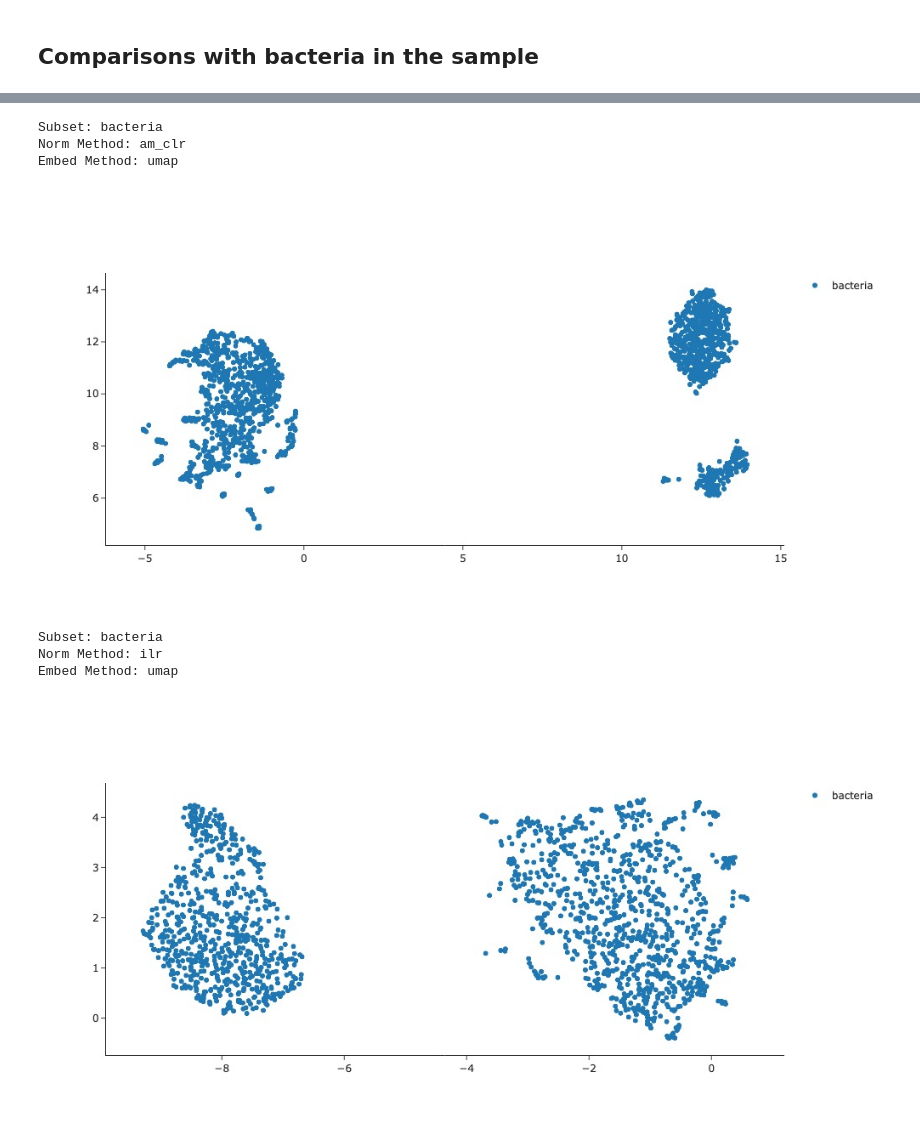
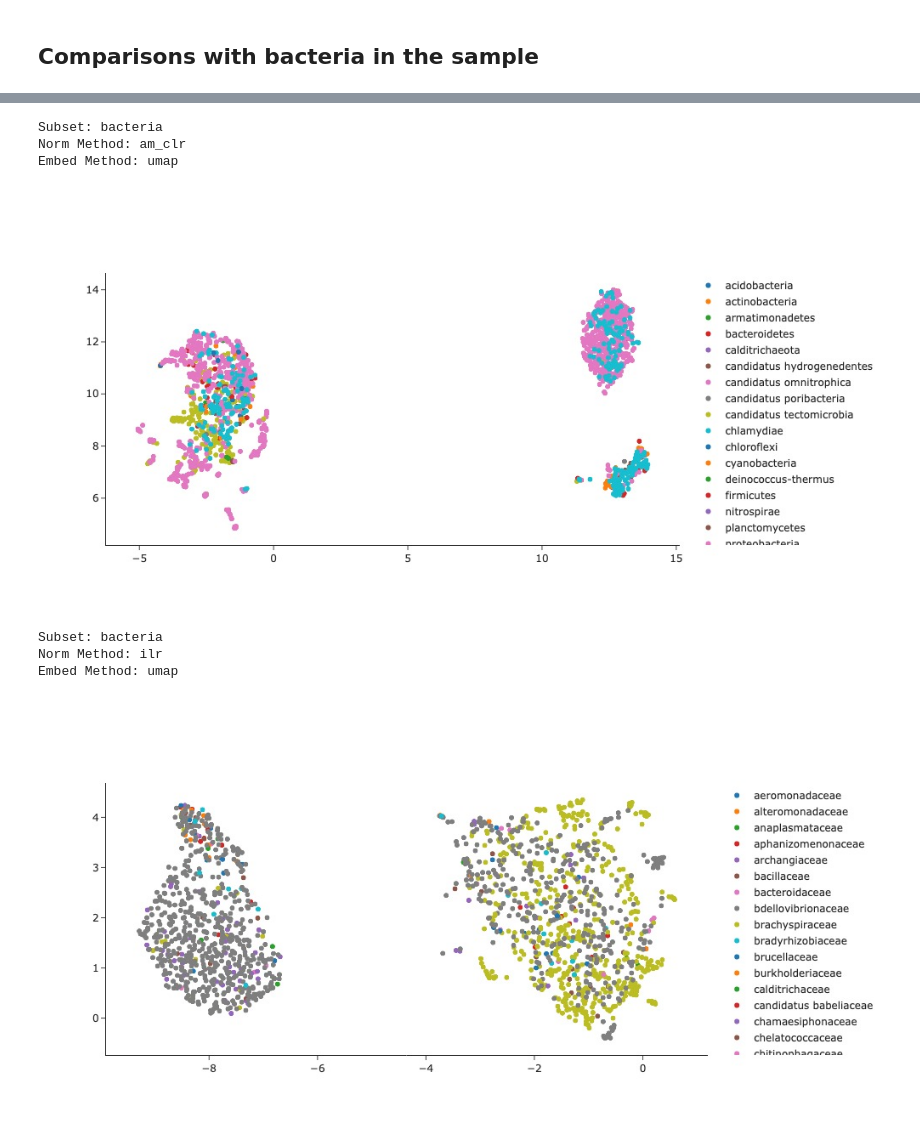
Before and after one commit to WiscEvan/marine_drugs, a Jupyter notebook: marine_drugs/notebooks/02-WiscEvan-kmer-embedding-methods-comparisons.ipynb, the cells around one changed output, grey strips where cells are left out. Cells and saved outputs as stored; diff of their text form; code cells hidden in the pictures.

Commit message:
:memo::art: Update embeddings with phyla colorings and more notes on take-aways/next steps

```diff
--- a/marine_drugs/notebooks/02-WiscEvan-kmer-embedding-methods-comparisons.ipynb
+++ b/marine_drugs/notebooks/02-WiscEvan-kmer-embedding-methods-comparisons.ipynb
@@ -165,6 +158,32 @@ normalization and embedding on the subset contig counts may be found in the file
 `$HOME/marine_drugs/marine_drugs/src/features/embed_FL2015_4_neighborhood_and_bacteria.sh`
 
 We will visualize the embeddings as before, but now with the subsets
+# %%
+@attr.s
+class embedding:
+    embedding = attr.ib(attr.validators.instance_of(str))
+    taxonomy = attr.ib(attr.validators.instance_of(str))
+    norm_method = attr.ib(attr.validators.instance_of(str))
+    embed_method = attr.ib(attr.validators.instance_of(str))
+
+    def plot(self, out=None, colorby="superkingdom"):
+        fig = go.Figure()
+        df = pd.read_csv(self.embedding, sep='\t', index_col='contig')
+        taxa = pd.read_csv(self.taxonomy, sep='\t', index_col='contig')
+        df = pd.merge(df, taxa, left_index=True, right_index=True, how='left')
+        for colname, dff in df.groupby(colorby):
+            trace = go.Scattergl(
+                x=dff['x'],
+                y=dff['y'],
+                mode='markers',
+                text=dff.index,
+                hovertemplate="Contig: %{text}",
+                name=colname)
+            fig.add_trace(trace)
+        fig.update_layout(template='simple_white', showlegend=True)
+        if out:
+            fig.write_image(out)
+        return df, fig
 # %%
 taxonomy = "../data/interim/binning/FL2015_4.taxonomy.tsv"
 subset = "neighborhood"
@@ -310,38 +329,39 @@ embedded = embedding(embedding=filepath,
                      embed_method=embed_method,
                      norm_method=norm_method,
                      taxonomy=taxonomy)
-df, fig = embedded.plot()
+df, fig = embedded.plot(colorby="phylum")
 print(f"Subset: {subset}")
 print(f"Norm Method: {norm_method}")
 print(f"Embed Method: {embed_method}")
+# fig.show()
 img_bytes = fig.to_image("jpeg", width=1000)
 Image(img_bytes)
 # %% [output]
 Subset: bacteria
 Norm Method: am_clr
 Embed Method: umap
-[figure, old version]
+[figure, new version]
 # %%
 taxonomy = "../data/interim/binning/FL2015_4.taxonomy.tsv"
 subset = "bacteria"
 norm_method = 'ilr'
 embed_method = 'umap'
 filepath = f"../data/interim/binning/FL2015_4.kmers.{subset}.{norm_method}.{embed_method}.tsv"
 #         embedding = pd.read_csv(filepath, sep='\t', index_col='contig')
 embedded = embedding(embedding=filepath,
                      embed_method=embed_method,
                      norm_method=norm_method,
                      taxonomy=taxonomy)
-df, fig = embedded.plot()
+df, fig = embedded.plot(colorby="family")
 print(f"Subset: {subset}")
 print(f"Norm Method: {norm_method}")
 print(f"Embed Method: {embed_method}")
 img_bytes = fig.to_image("jpeg", width=1000)
 Image(img_bytes)
 # %% [output]
 Subset: bacteria
 Norm Method: ilr
 Embed Method: umap
-[figure, old version]
+[figure, new version]
 # %% [markdown]
 ## Key Take-aways
```
Also changed, not shown: parts of 8 cells of this notebook.
